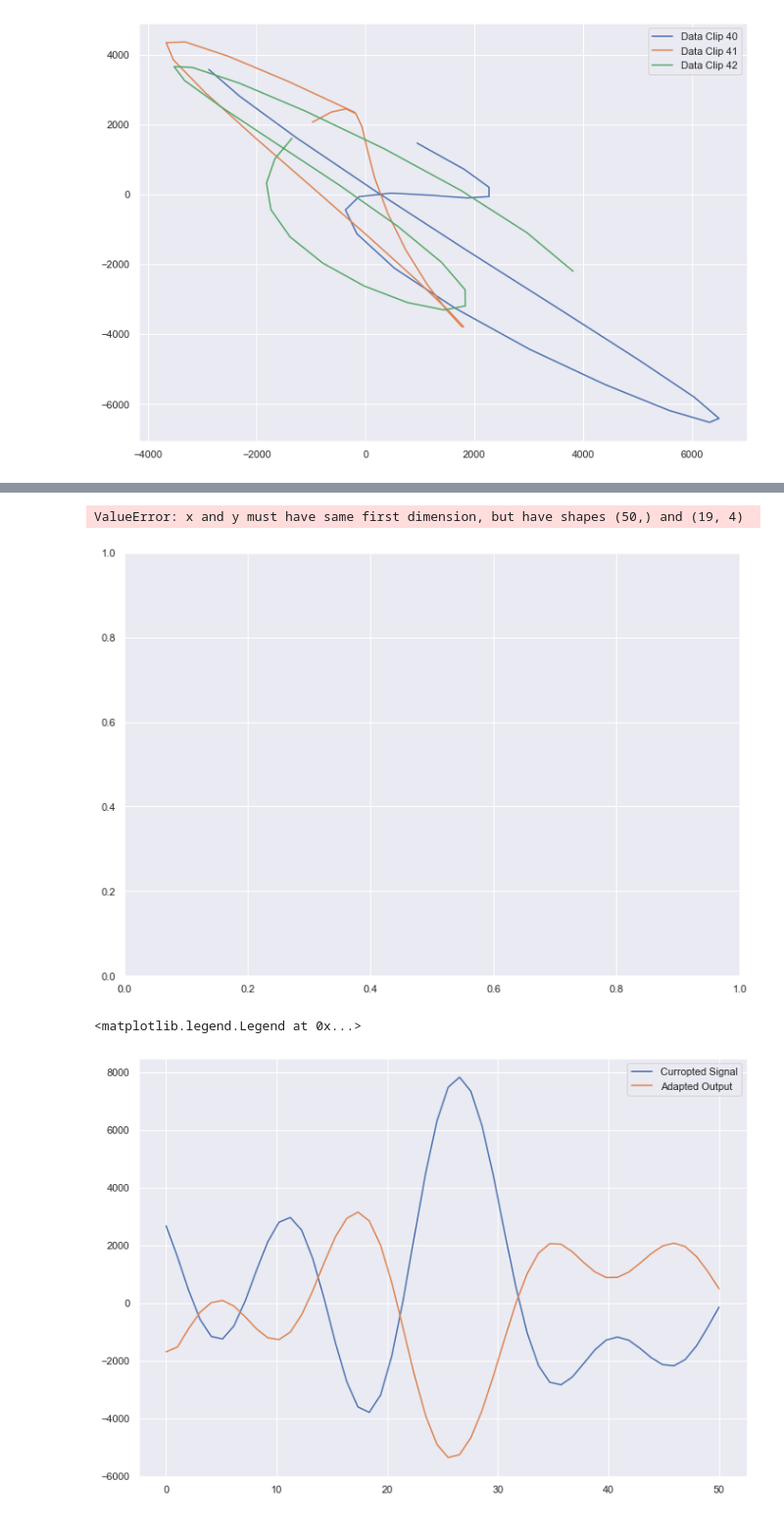
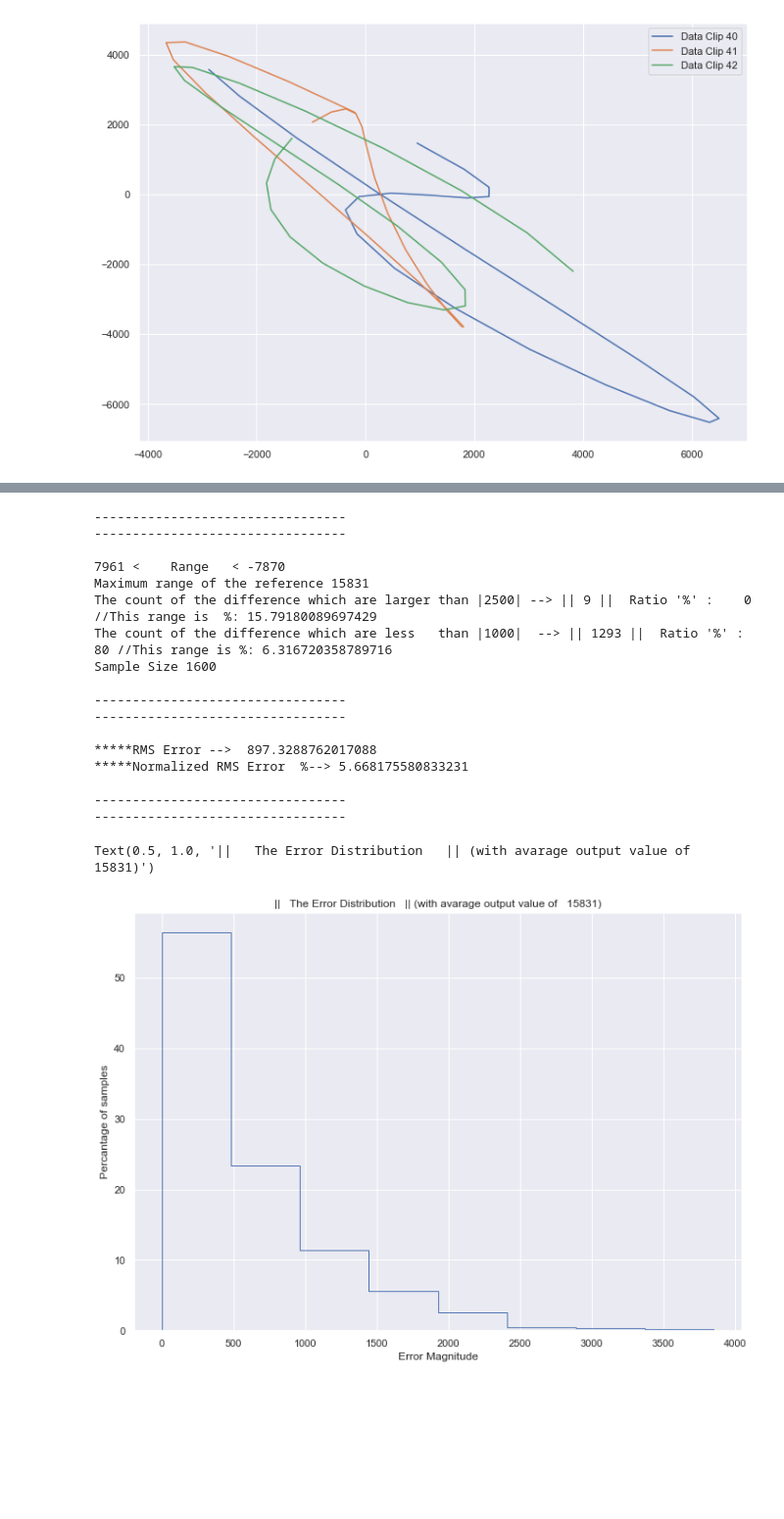
Before and after one commit to EnesErcin/Recursive_Least-Squares_Algorithm, a Jupyter notebook: By using Python/Recursive Least Squares/RLS.ipynb, the cells around one changed output, grey strips where cells are left out. Shown at 98% size. Saved outputs shown, nothing was run; the diff lists cells and outputs as text; code cells hidden in the pictures; blank space fills up the shorter version.

```diff
--- a/By using Python/Recursive Least Squares/RLS.ipynb
+++ b/By using Python/Recursive Least Squares/RLS.ipynb
@@ -233,13 +91,53 @@ plt.legend()
-# %%
-plt.plot(line_refernce,every_input[0:test_size],label='Curropted Signal')
-plt.plot(line_refernce,np.squeeze(pred_output)[0:test_size],label='Adapted Output')
-# %% [output]
-ValueError: x and y must have same first dimension, but have shapes (50,) and (19, 4)
-[figure, removed]
-# %%
-plt.plot(line_refernce,TX_Q_data[i*est_per:(i+1)*(est_per)],label='Curropted Signal')
-plt.plot(line_refernce,np.squeeze(pred_output)[0:test_size],label='Adapted Output')
-plt.legend()
-# %% [output]
-<matplotlib.legend.Legend at 0x...>
-[figure, removed]
+# %%
+high_end = 2500
+low_end =  1000
+condition_1 = np.logical_or(np.greater(out-ref, high_end ), np.less(out-ref, -high_end ))
+condition_2 = np.logical_and(np.less(out-ref, low_end), np.greater(out-ref, -low_end))
+
+dif = (out[0:test_size])-(ref[0:test_size])
+range_dif = (np.max(ref)-np.min(ref))
+
+print("\n---------------------------------")
+print("---------------------------------\n")
+
+print(np.max(ref),"<    Range   <",np.min(ref))
+print("Maximum range of the reference",(np.max(ref))-(np.min(ref)))
+print("The count of the difference which are larger than |{}| --> ||".format(high_end), np.count_nonzero(np.extract(out-ref,condition_1)),   "||  Ratio '%' :   ",int(100*np.count_nonzero(np.extract(out-ref,condition_1))/len(out-ref)), "//This range is  %:", 100*high_end/range_dif)
+print("The count of the difference which are less   than |{}|  --> ||".format(low_end), np.count_nonzero(np.extract(out-ref,condition_2)),   "||  Ratio '%' :   ",int(100*np.count_nonzero(np.extract(out-ref,condition_2))/len(out-ref)), "//This range is %:", 100*low_end/range_dif)
+print("Sample Size", len(out-ref))
+
+print("\n---------------------------------")
+print("---------------------------------")
+
+rms_error = (np.sum(dif**2)/(test_size-delay+1))**0.5
+print("\n*****RMS Error --> ", rms_error)
+print("*****Normalized RMS Error  %-->",100*rms_error/range_dif)
+
+print("\n---------------------------------")
+print("---------------------------------")
+
+counts, bins = np.histogram(np.abs(dif),8)
+plt.stairs(counts/test_size*100, bins)
+plt.xlabel("Error Magnitude")
+plt.ylabel("Percantage of samples")
+plt.title("||   The Error Distribution   || (with avarage output value of   {})".format(range_dif))
+# %% [output]
+---------------------------------
+---------------------------------
+
+7961 <    Range   < -7870
+Maximum range of the reference 15831
+The count of the difference which are larger than |2500| --> || 9 ||  Ratio '%' :    0 //This range is  %: 15.79180089697429
+The count of the difference which are less   than |1000|  --> || 1293 ||  Ratio '%' :    80 //This range is %: 6.316720358789716
+Sample Size 1600
+
+---------------------------------
+---------------------------------
+
+*****RMS Error -->  897.3288762017088
+*****Normalized RMS Error  %--> 5.668175580833231
+
+---------------------------------
+---------------------------------
+Text(0.5, 1.0, '||   The Error Distribution   || (with avarage output value of   15831)')
+[figure, added]
```
Also changed, not shown: parts of 17 cells of this notebook, 53 other files.
